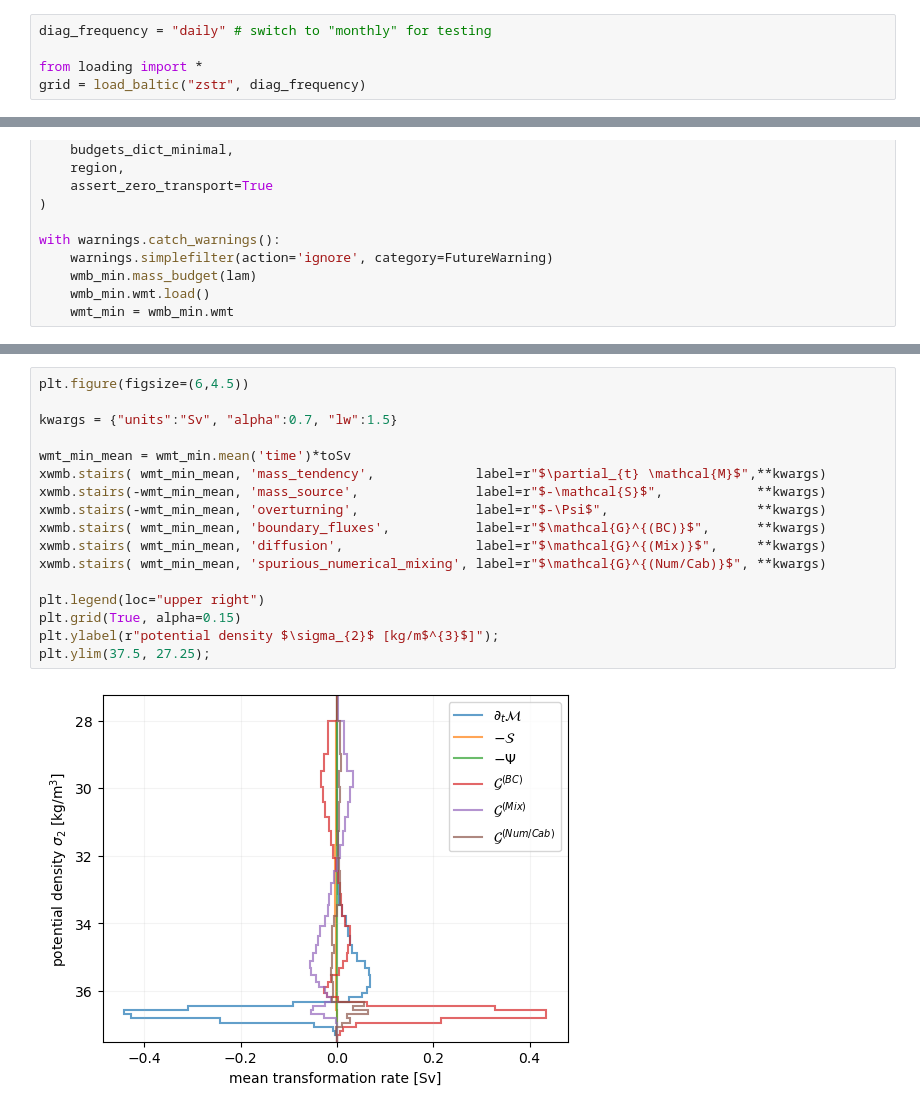
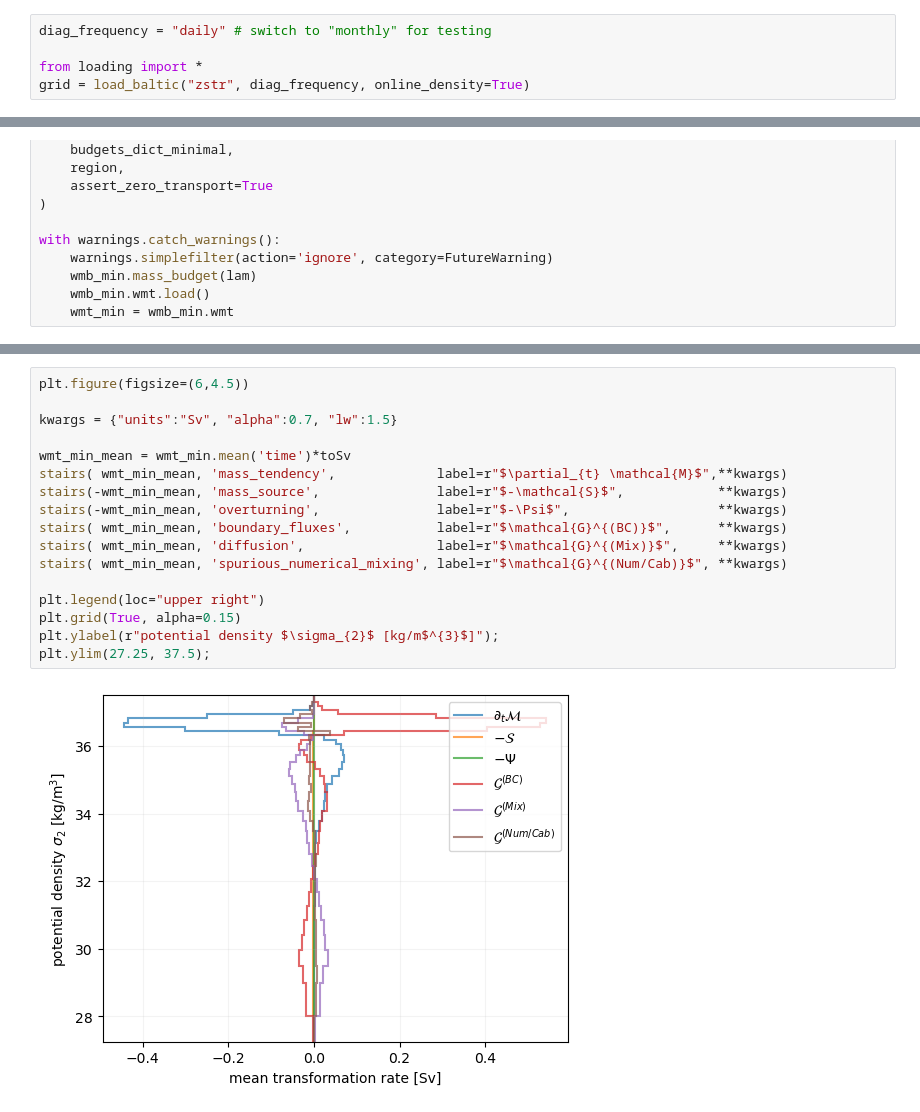
Before and after one commit to hdrake/xwmb, a Jupyter notebook: examples/Baltic_example.ipynb, the cells around one changed output, grey strips where cells are left out. Saved outputs shown, nothing was run; the diff lists cells and outputs as text.

```diff
--- a/examples/Baltic_example.ipynb
+++ b/examples/Baltic_example.ipynb
@@ -18,7 +65,7 @@ import xgcm
 diag_frequency = "daily" # switch to "monthly" for testing
 
 from loading import *
-grid = load_baltic("zstr", diag_frequency)
+grid = load_baltic("zstr", diag_frequency, online_density=True)
 # %% [markdown]
 ### Specify target grid coordinates
 # %%
@@ -161,19 +229,19 @@ plt.title("parameterized diapycnal diffusion");
 # %%
 plt.figure(figsize=(6,4.5))
 
 kwargs = {"units":"Sv", "alpha":0.7, "lw":1.5}
 
 wmt_min_mean = wmt_min.mean('time')*toSv
-xwmb.stairs( wmt_min_mean, 'mass_tendency',             label=r"$\partial_{t} \mathcal{M}$",**kwargs)
-xwmb.stairs(-wmt_min_mean, 'mass_source',               label=r"$-\mathcal{S}$",            **kwargs)
-xwmb.stairs(-wmt_min_mean, 'overturning',               label=r"$-\Psi$",                   **kwargs)
-xwmb.stairs( wmt_min_mean, 'boundary_fluxes',           label=r"$\mathcal{G}^{(BC)}$",      **kwargs)
-xwmb.stairs( wmt_min_mean, 'diffusion',                 label=r"$\mathcal{G}^{(Mix)}$",     **kwargs)
-xwmb.stairs( wmt_min_mean, 'spurious_numerical_mixing', label=r"$\mathcal{G}^{(Num/Cab)}$", **kwargs)
+stairs( wmt_min_mean, 'mass_tendency',             label=r"$\partial_{t} \mathcal{M}$",**kwargs)
+stairs(-wmt_min_mean, 'mass_source',               label=r"$-\mathcal{S}$",            **kwargs)
+stairs(-wmt_min_mean, 'overturning',               label=r"$-\Psi$",                   **kwargs)
+stairs( wmt_min_mean, 'boundary_fluxes',           label=r"$\mathcal{G}^{(BC)}$",      **kwargs)
+stairs( wmt_min_mean, 'diffusion',                 label=r"$\mathcal{G}^{(Mix)}$",     **kwargs)
+stairs( wmt_min_mean, 'spurious_numerical_mixing', label=r"$\mathcal{G}^{(Num/Cab)}$", **kwargs)
 
 plt.legend(loc="upper right")
 plt.grid(True, alpha=0.15)
 plt.ylabel(r"potential density $\sigma_{2}$ [kg/m$^{3}$]");
-plt.ylim(37.5, 27.25);
+plt.ylim(27.25, 37.5);
 # %% [output]
-[figure, old version]
+[figure, new version]
```
Also changed, not shown: parts of 9 cells of this notebook, 10 other files.
